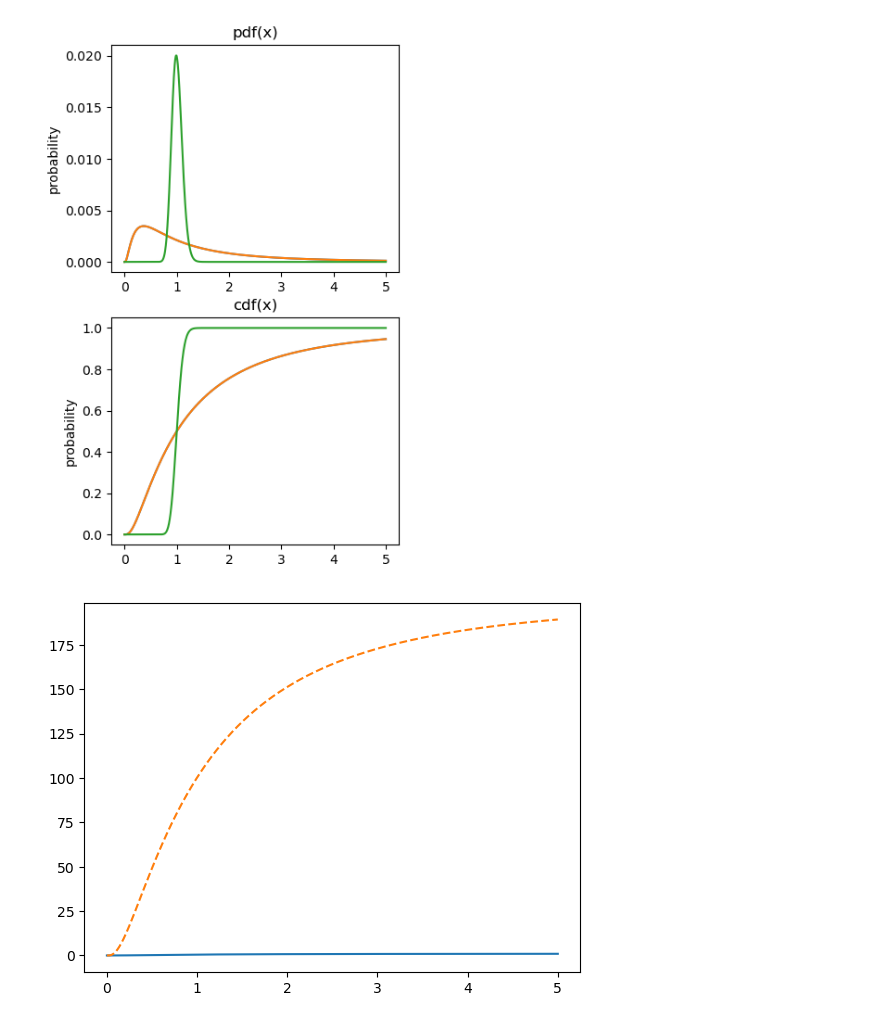
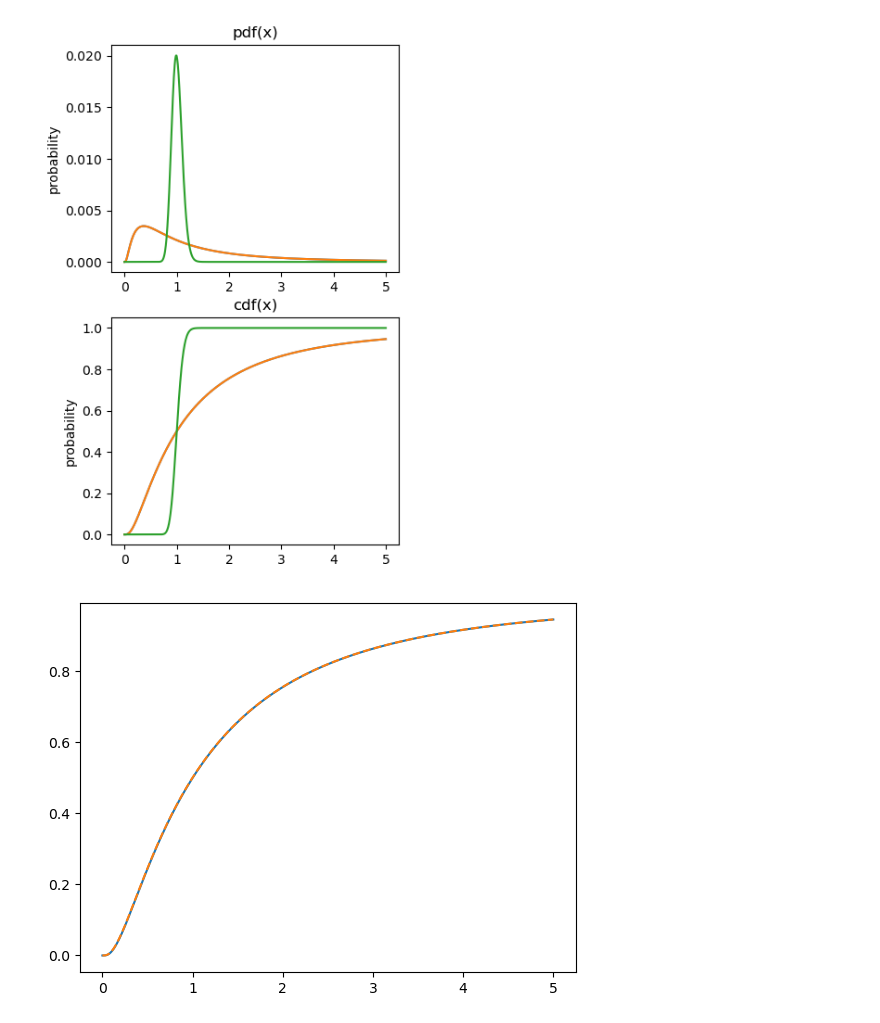
Before and after one commit to Raaqiv55/statistics-machine-learning, a Jupyter notebook: 8.probability theory/cdfs-and-pdfs.ipynb, the cells around one changed output. Cells and saved outputs as stored; diff of their text form; code cells hidden in the pictures.

```diff
--- a/8.probability theory/cdfs-and-pdfs.ipynb
+++ b/8.probability theory/cdfs-and-pdfs.ipynb
@@ -27,10 +27,10 @@ plt.show()
 # %% [output]
 [figure]
 # %%
-c1x = np.cumsum(p1)
+c1x = np.cumsum(p1*(x[1]-x[0]))
 
 plt.plot(x,c1)
 plt.plot(x,c1x,'--')
 plt.show()
 # %% [output]
-[figure, old version]
+[figure, new version]
```
Also changed, not shown: 1 other file.
